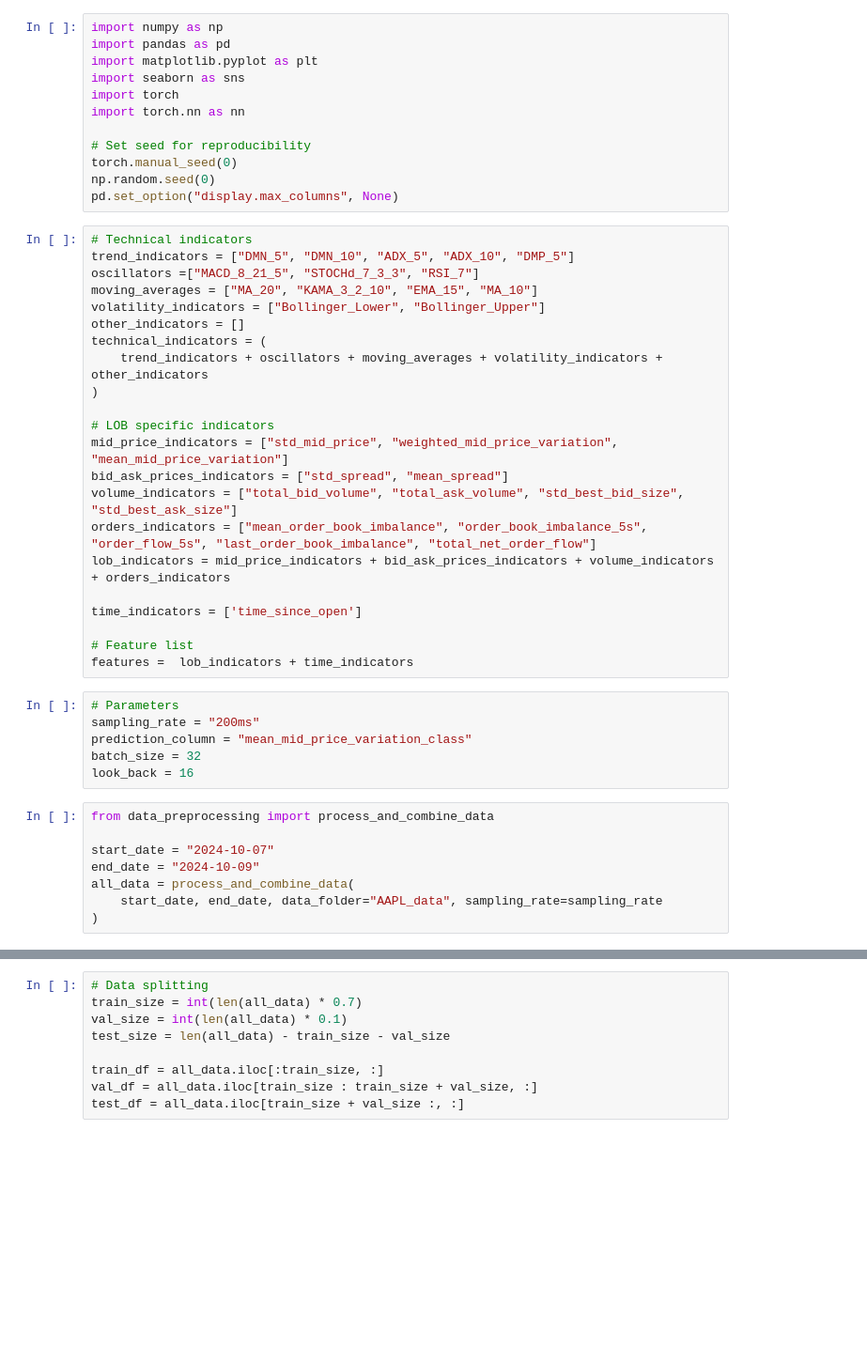
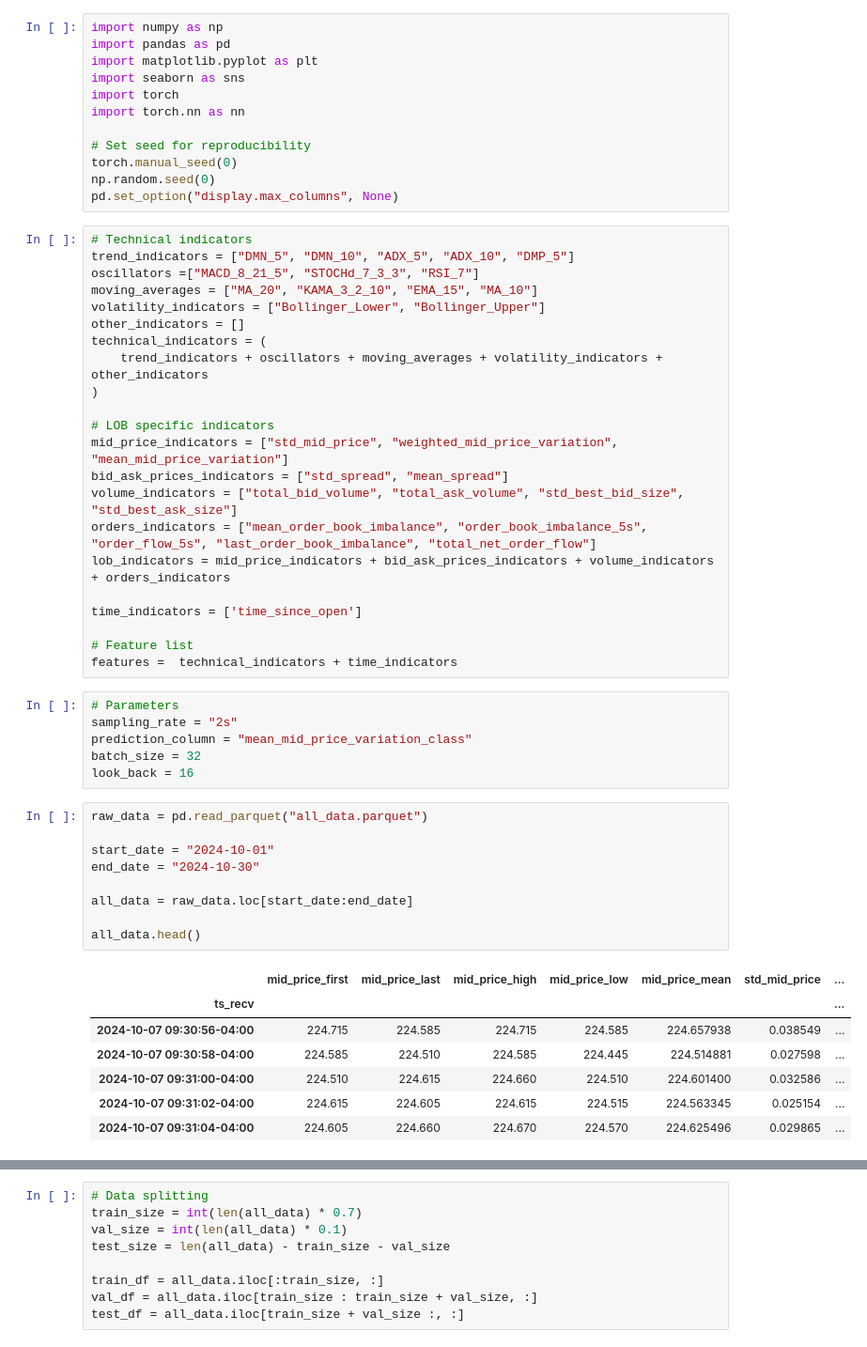
Before and after one commit to LiaoLaurent/Stock-Prediction-Deep-Learning, a Jupyter notebook: main.ipynb, the cells around one changed output, grey strips where cells are left out. Shown at 94% size. Drawn from its saved outputs; the diff is of its cells as text; blank space fills up the shorter version.

```diff
--- a/main.ipynb
+++ b/main.ipynb
@@ -31,18 +31,27 @@ lob_indicators = mid_price_indicators + bid_ask_prices_indicators + volume_indic
 time_indicators = ['time_since_open']
 
 # Feature list
-features =  lob_indicators + time_indicators
+features =  technical_indicators + time_indicators
 # %%
 # Parameters
-sampling_rate = "200ms"
+sampling_rate = "2s"
 prediction_column = "mean_mid_price_variation_class"
 batch_size = 32
 look_back = 16
 # %%
-from data_preprocessing import process_and_combine_data
+raw_data = pd.read_parquet("all_data.parquet")
 
-start_date = "2024-10-07"
-end_date = "2024-10-09"
-all_data = process_and_combine_data(
-    start_date, end_date, data_folder="AAPL_data", sampling_rate=sampling_rate
-)
+start_date = "2024-10-01"
+end_date = "2024-10-30"
+
+all_data = raw_data.loc[start_date:end_date]
+
+all_data.head()
+# %% [output]
+|  | mid_price_first | mid_price_last | mid_price_high | mid_price_low | mid_price_mean | std_mid_price | ... |
+| ts_recv |  |  |  |  |  |  | ... |
+| 2024-10-07 09:30:56-04:00 | 224.715 | 224.585 | 224.715 | 224.585 | 224.657938 | 0.038549 | ... |
+| 2024-10-07 09:30:58-04:00 | 224.585 | 224.510 | 224.585 | 224.445 | 224.514881 | 0.027598 | ... |
+| 2024-10-07 09:31:00-04:00 | 224.510 | 224.615 | 224.660 | 224.510 | 224.601400 | 0.032586 | ... |
+| 2024-10-07 09:31:02-04:00 | 224.615 | 224.605 | 224.615 | 224.515 | 224.563345 | 0.025154 | ... |
+| 2024-10-07 09:31:04-04:00 | 224.605 | 224.660 | 224.670 | 224.570 | 224.625496 | 0.029865 | ... |
```
Also changed, not shown: parts of 5 cells of this notebook, 3 other files.
